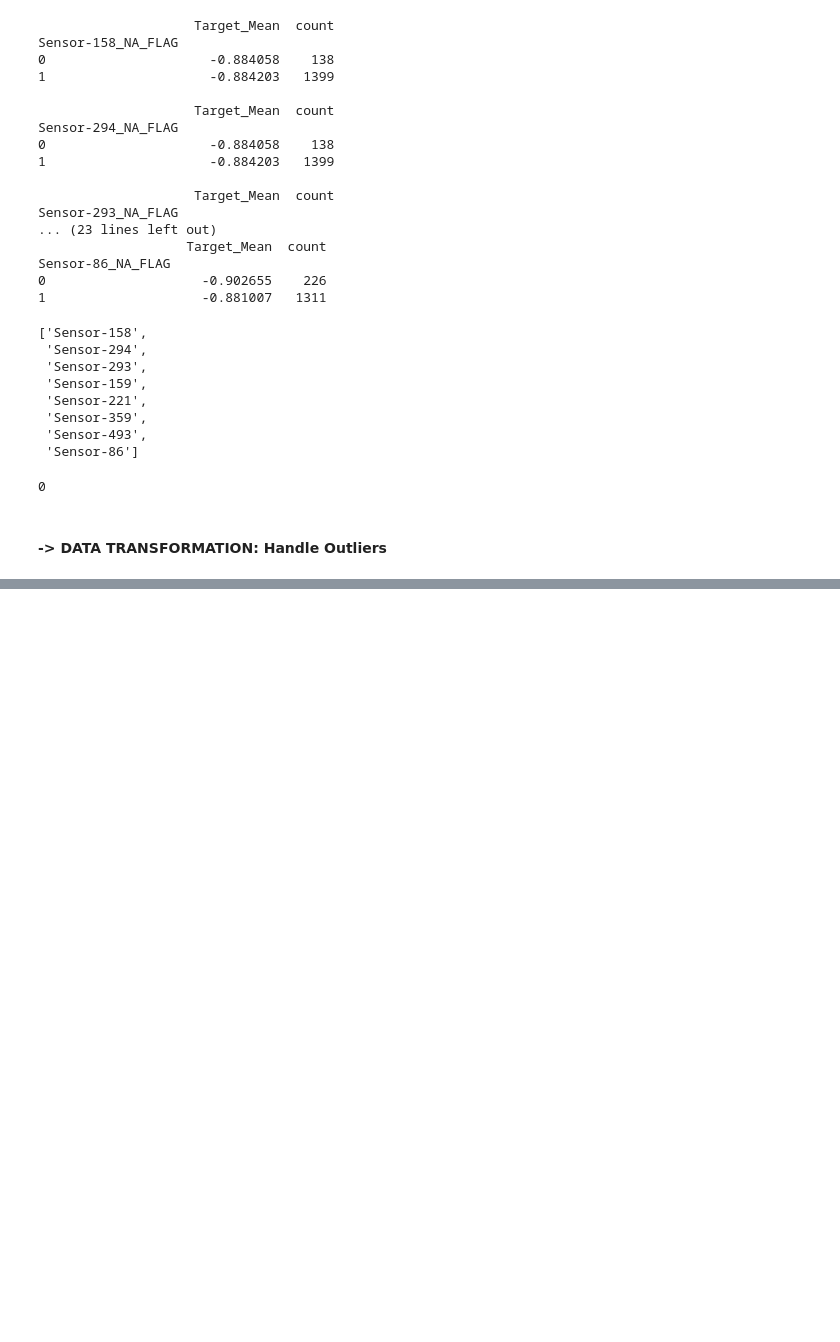
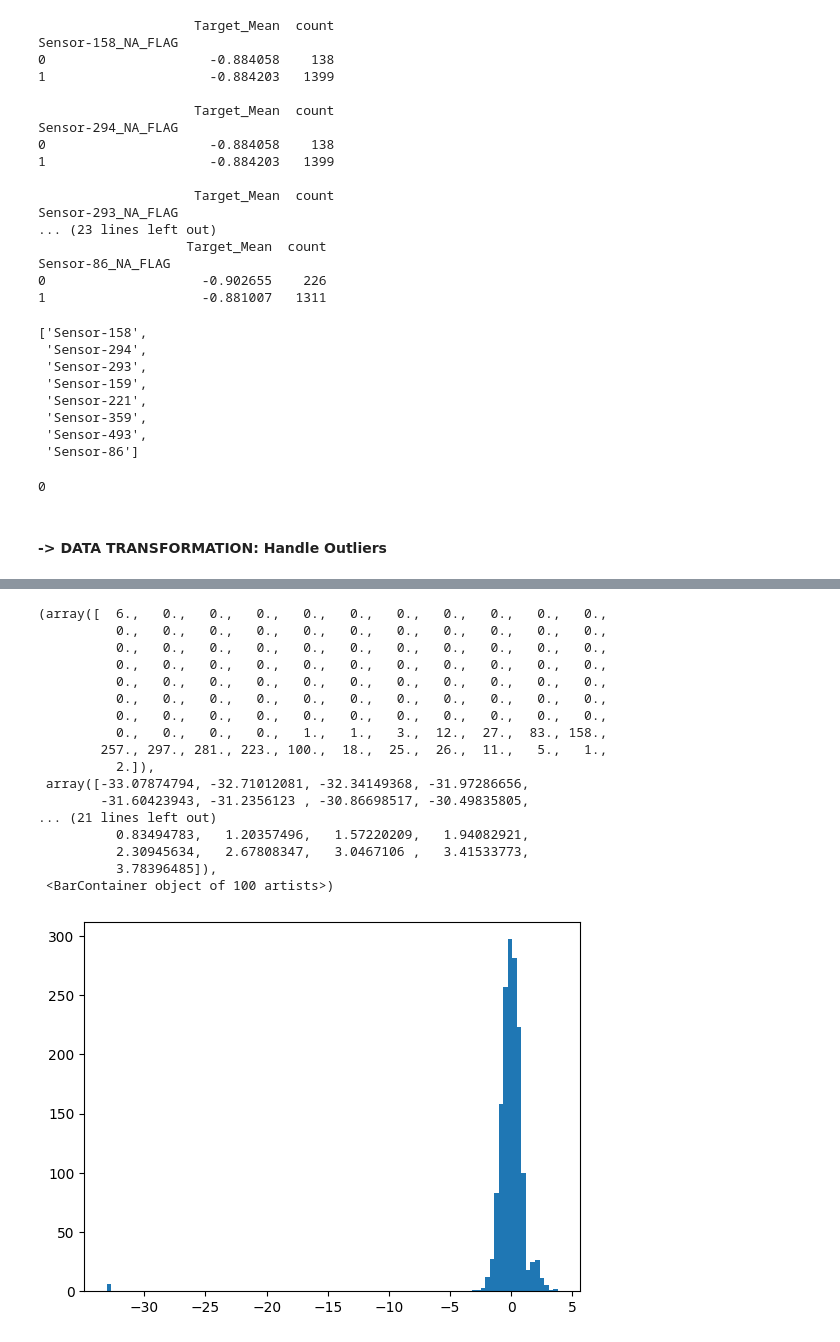
Before and after one commit to ayhanoruc/predictive-wafer-maintenance, a Jupyter notebook: notebook/EDA.ipynb, the cells around one changed output, grey strips where cells are left out. Saved outputs shown, nothing was run; the diff lists cells and outputs as text; code cells hidden in the pictures; blank space fills up the shorter version.

```diff
--- a/notebook/EDA.ipynb
+++ b/notebook/EDA.ipynb
@@ -992,0 +1132,22 @@ Name: count, dtype: int64
+# %%
+scaled_df = handle_scaling.robust_scaler()
+plt.hist(scaled_df,bins=100 )
+# %% [output]
+(array([  6.,   0.,   0.,   0.,   0.,   0.,   0.,   0.,   0.,   0.,   0.,
+          0.,   0.,   0.,   0.,   0.,   0.,   0.,   0.,   0.,   0.,   0.,
+          0.,   0.,   0.,   0.,   0.,   0.,   0.,   0.,   0.,   0.,   0.,
+          0.,   0.,   0.,   0.,   0.,   0.,   0.,   0.,   0.,   0.,   0.,
+          0.,   0.,   0.,   0.,   0.,   0.,   0.,   0.,   0.,   0.,   0.,
+          0.,   0.,   0.,   0.,   0.,   0.,   0.,   0.,   0.,   0.,   0.,
+          0.,   0.,   0.,   0.,   0.,   0.,   0.,   0.,   0.,   0.,   0.,
+          0.,   0.,   0.,   0.,   1.,   1.,   3.,  12.,  27.,  83., 158.,
+        257., 297., 281., 223., 100.,  18.,  25.,  26.,  11.,   5.,   1.,
+          2.]),
+ array([-33.07874794, -32.71012081, -32.34149368, -31.97286656,
+        -31.60423943, -31.2356123 , -30.86698517, -30.49835805,
+... (21 lines left out)
+          0.83494783,   1.20357496,   1.57220209,   1.94082921,
+          2.30945634,   2.67808347,   3.0467106 ,   3.41533773,
+          3.78396485]),
+ <BarContainer object of 100 artists>)
+[figure, added]
```
Also changed, not shown: parts of 24 cells of this notebook.
